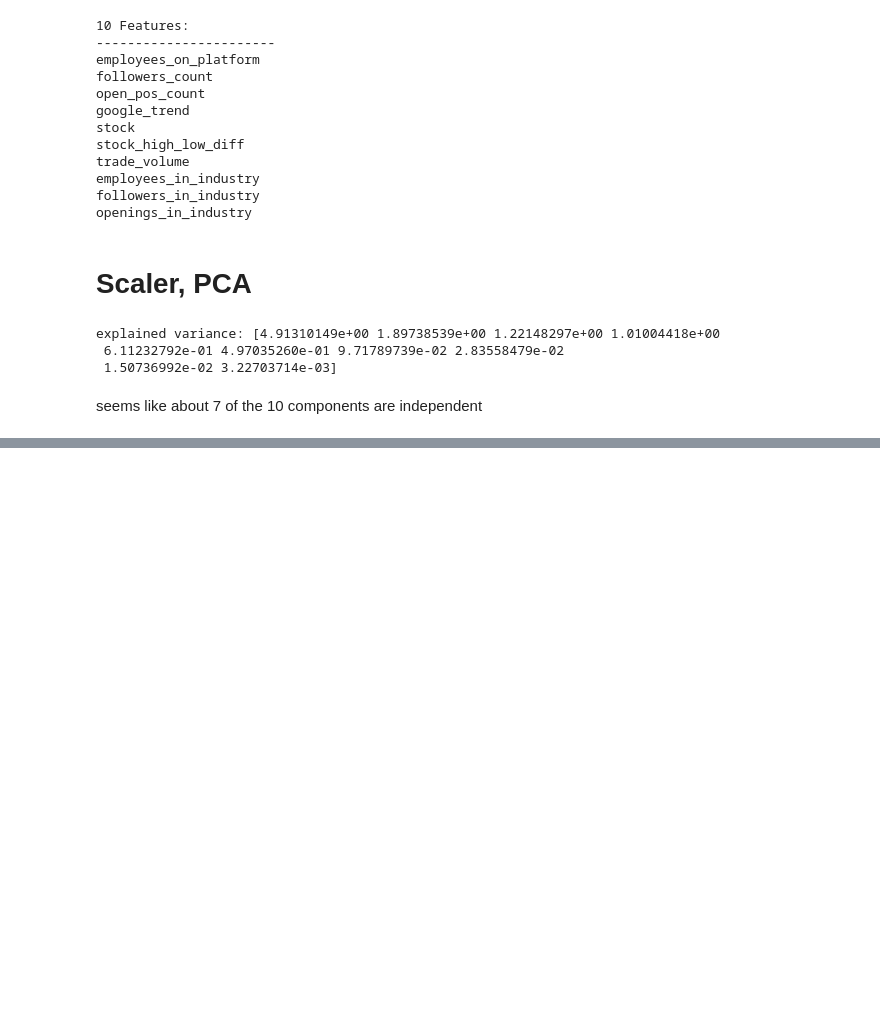
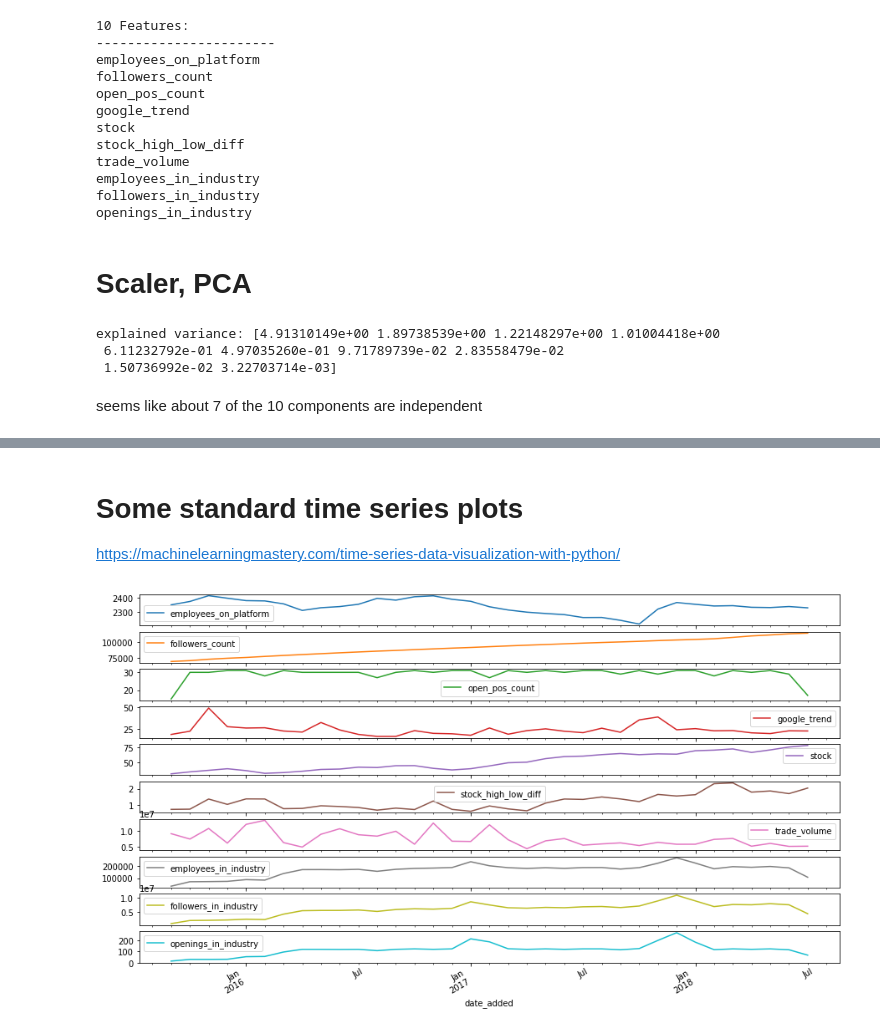
Before and after one commit to BoGGoG/DataIncubatorProject, a Jupyter notebook: DataExploration_Activision.ipynb, the cells around one changed output, grey strips where cells are left out. Drawn from its saved outputs; the diff is of its cells as text; code cells hidden in the pictures; blank space fills up the shorter version.

```diff
--- a/DataExploration_Activision.ipynb
+++ b/DataExploration_Activision.ipynb
@@ -68 +68,8 @@ ax1.legend(activision_std.columns)
+# %% [markdown]
+# Some standard time series plots
+https://machinelearningmastery.com/time-series-data-visualization-with-python/
+# %%
+activision.plot(subplots = True);
+# %% [output]
+[figure, added]
 # %%
```
Also changed, not shown: parts of 7 cells of this notebook, 3 other files.
